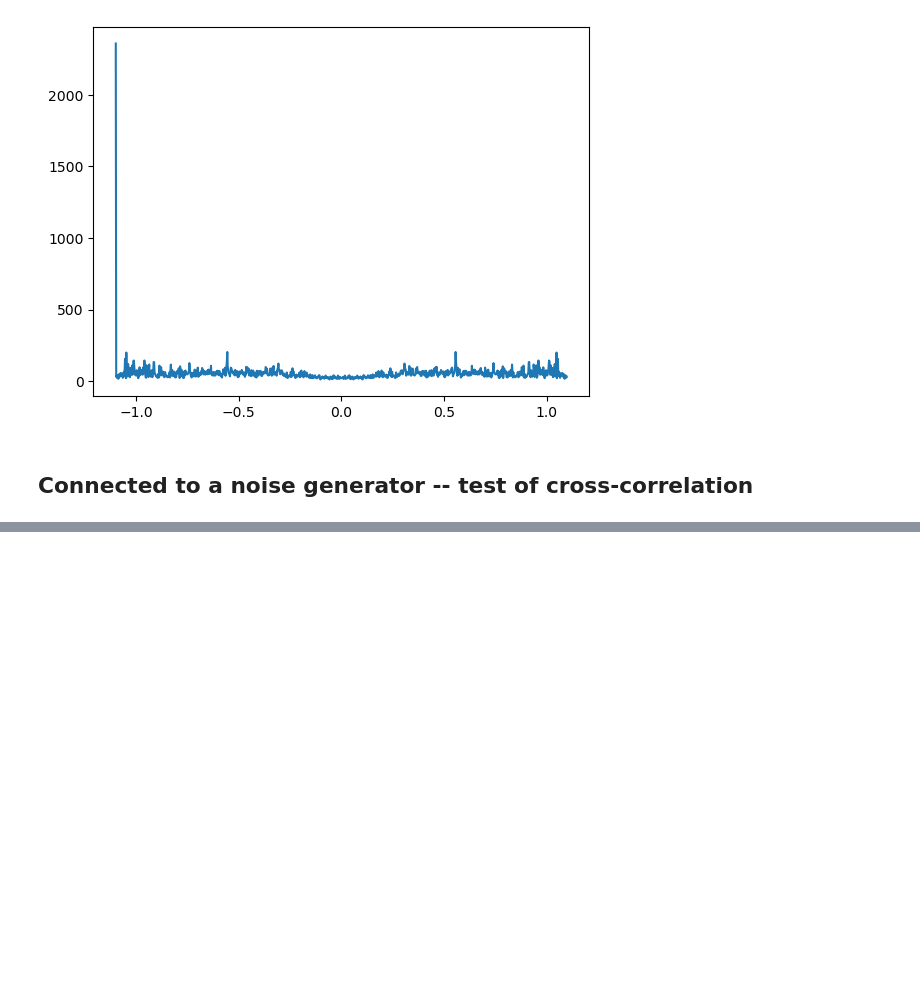
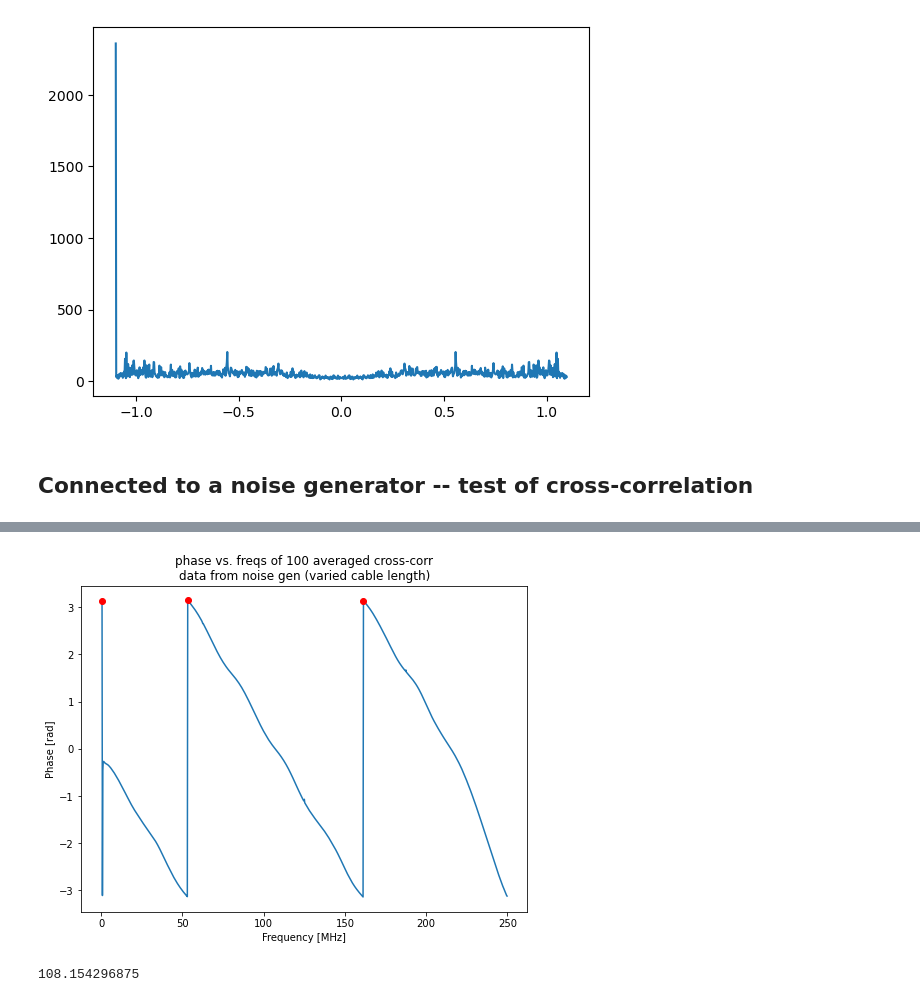
Before and after one commit to darbymccauley/snap_spec, a Jupyter notebook: playground/characterizing_spectrometer.ipynb, the cells around one changed output, grey strips where cells are left out. Drawn from its saved outputs; the diff is of its cells as text; code cells hidden in the pictures; blank space fills up the shorter version.

```diff
--- a/playground/characterizing_spectrometer.ipynb
+++ b/playground/characterizing_spectrometer.ipynb
@@ -274,8 +275,15 @@ cross_cables_imag_avg = average(cross_cables, 'cross_imag')
 
 phase_cables = np.angle(cross_cables_real_avg+1j*cross_cables_imag_avg)
 # %%
-plt.figure()
+import scipy.signal
+
+plt.figure(figsize=(8,6))
 plt.plot(freqs, phase_cables)
+maxs = scipy.signal.find_peaks(phase_cables, 2)
+for i in maxs[0]:
+    plt.scatter(freqs[i], phase_cables[i], color='red', zorder=3)
 plt.title('phase vs. freqs of 100 averaged cross-corr\ndata from noise gen (varied cable length)')
+plt.ylabel('Phase [rad]')
+plt.xlabel('Frequency [MHz]')
 plt.show()
 # %% [output]
@@ -283,0 +290 @@ plt.show()
+[figure, added]
@@ -283,0 +295,4 @@ plt.show()
+# %%
+phase_diff
+# %% [output]
+108.154296875
```
Also changed, not shown: parts of 5 cells of this notebook, 2 other files.
